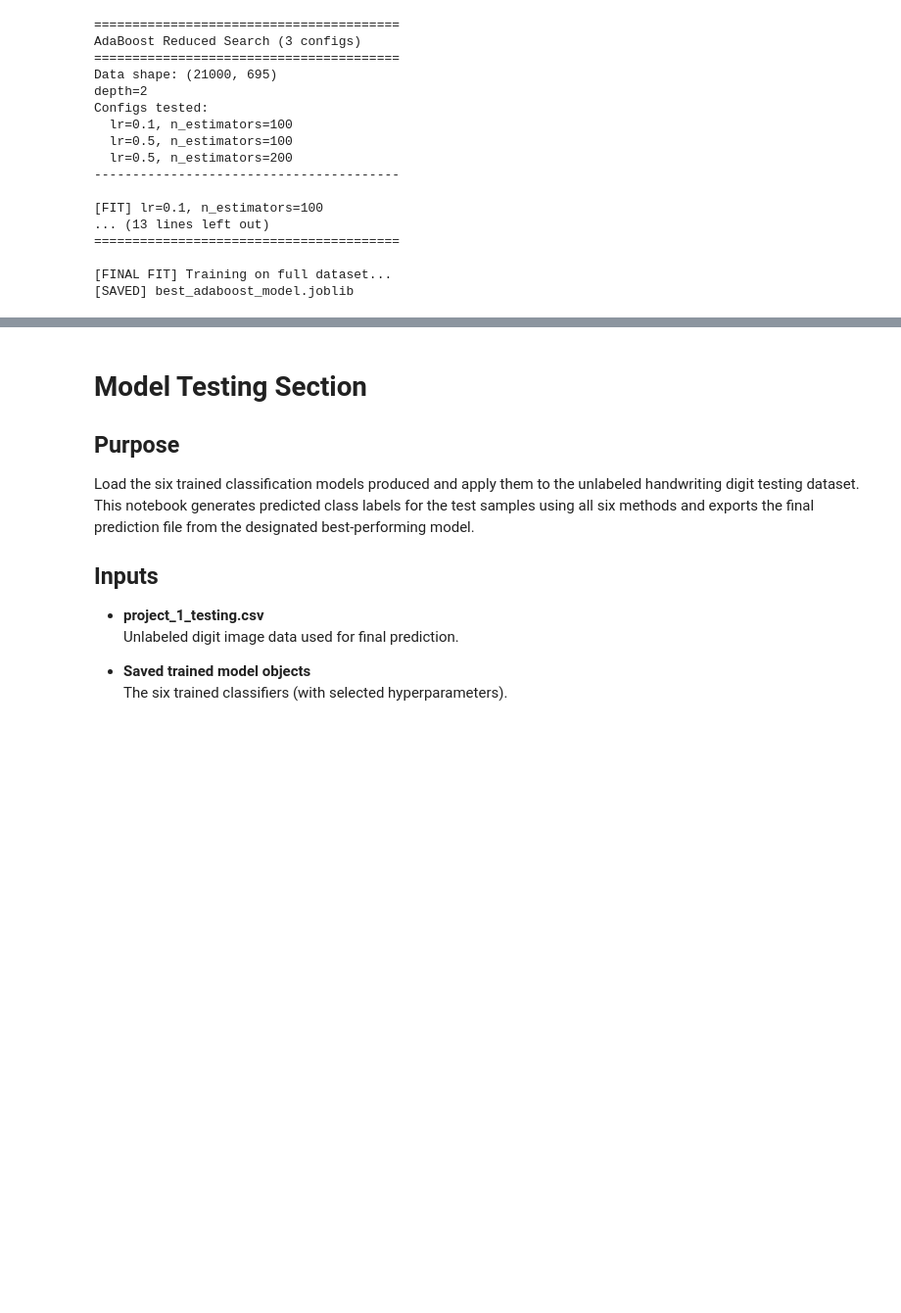
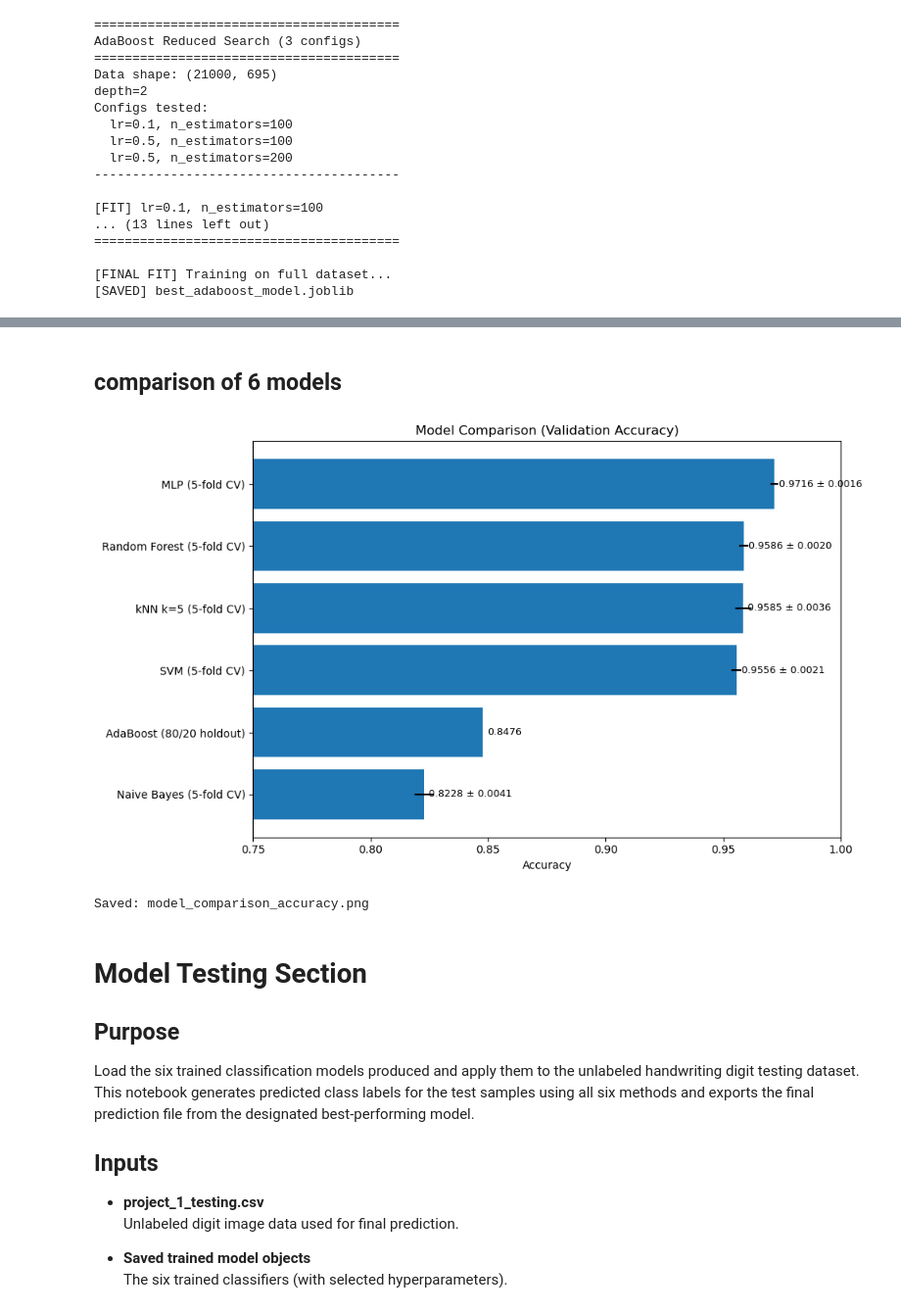
Before and after one commit to brookeb2000/csds435-project1-classification, a Jupyter notebook: model_training_validation_and_testing.ipynb, the cells around one changed output, grey strips where cells are left out. Shown at 98% size. Saved outputs shown, nothing was run; the diff lists cells and outputs as text; code cells hidden in the pictures; blank space fills up the shorter version.

Commit message:
added comparison and other 3 model training and validation sections

```diff
--- a/model_training_validation_and_testing.ipynb
+++ b/model_training_validation_and_testing.ipynb
@@ -504,3 +781,82 @@ Configs tested:
+# %% [markdown]
+## comparison of 6 models
+# %%
+import matplotlib.pyplot as plt
+
+# -----------------------------
+# YOUR MODELS
+# -----------------------------
+MLP_MEAN = 0.9716
+MLP_STD  = 0.0016
+
+KNN_MEAN = 0.9585
+KNN_STD  = 0.0036
+
+ADABOOST_MEAN = 0.8476
+ADABOOST_STD  = 0.0
+
+# -----------------------------
+# PARTNER MODELS
+# -----------------------------
+NB_MEAN = 0.8228
+NB_STD  = 0.0041
+
+SVM_MEAN = 0.9556
+SVM_STD  = 0.0021
+
+RF_MEAN = 0.9586
+RF_STD  = 0.0020
+
+# -----------------------------
+# BUILD RESULTS
+# -----------------------------
+results = {
+    "MLP (5-fold CV)": (MLP_MEAN, MLP_STD),
+    "Random Forest (5-fold CV)": (RF_MEAN, RF_STD),
+    "kNN k=5 (5-fold CV)": (KNN_MEAN, KNN_STD),
+    "SVM (5-fold CV)": (SVM_MEAN, SVM_STD),
+    "AdaBoost (80/20 holdout)": (ADABOOST_MEAN, ADABOOST_STD),
+    "Naive Bayes (5-fold CV)": (NB_MEAN, NB_STD),
+}
+
+# sort best → worst
+items = sorted(results.items(), key=lambda kv: kv[1][0])
+
+labels = [k for k, _ in items]
+means  = [v[0] for _, v in items]
+stds   = [v[1] for _, v in items]
+
+plt.figure(figsize=(10, 6))
+bars = plt.barh(labels, means, xerr=stds)
+
+plt.xlabel("Accuracy")
+plt.title("Model Comparison (Validation Accuracy)")
+plt.xlim(0.75, 1.0)  # zoom in for clarity
+
+# Add numbers to the right of each bar
+for bar, mean, std in zip(bars, means, stds):
+    width = bar.get_width()
+    if std != 0:
+        label = f"{mean:.4f} ± {std:.4f}"
+    else:
+        label = f"{mean:.4f}"
+
+    plt.text(
+        width + 0.002,
+        bar.get_y() + bar.get_height()/2,
+        label,
+        va="center",
+        fontsize=9
+    )
+
+plt.tight_layout()
+plt.savefig("model_comparison_accuracy.png", dpi=200)
+plt.show()
+
+print("Saved: model_comparison_accuracy.png")
+# %% [output]
+[figure, added]
+Saved: model_comparison_accuracy.png
 # %% [markdown]
 # Model Testing Section
 
```
Also changed, not shown: parts of 5 cells of this notebook.
